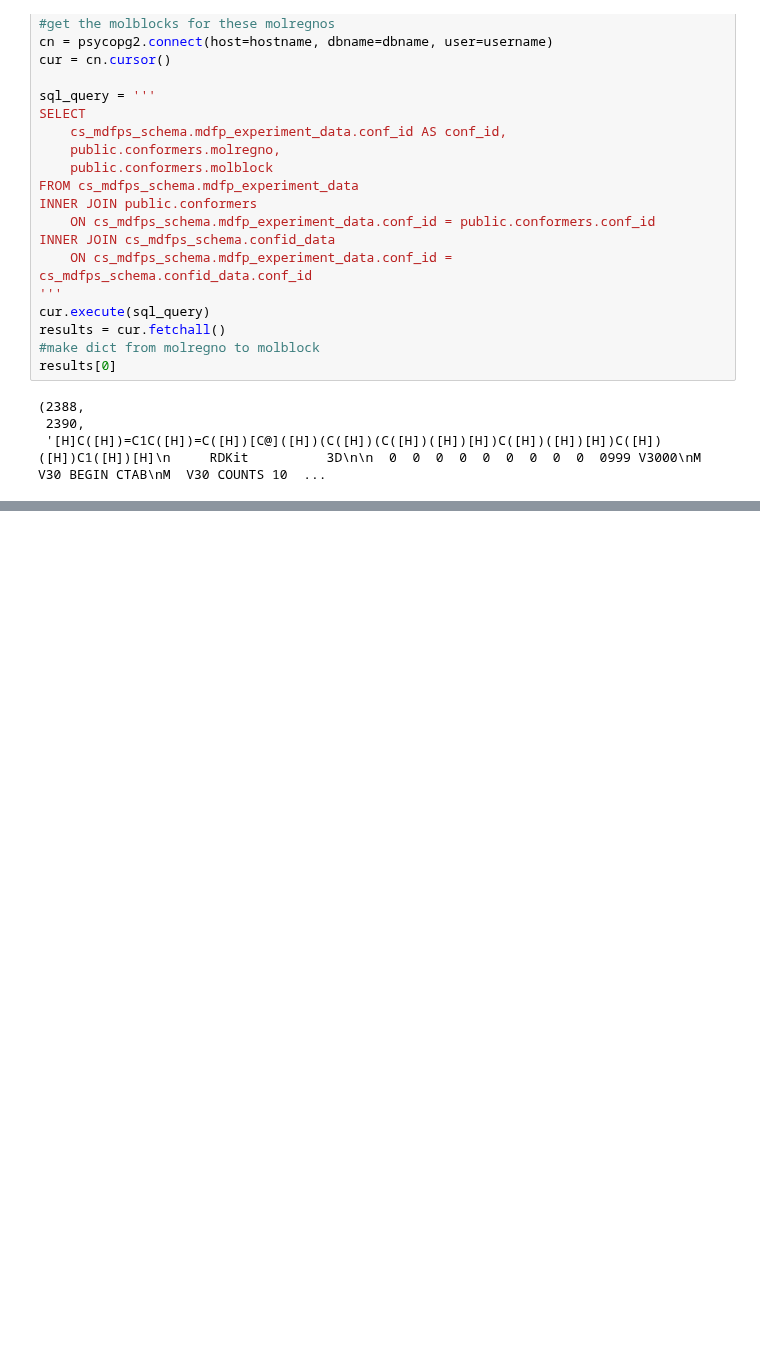
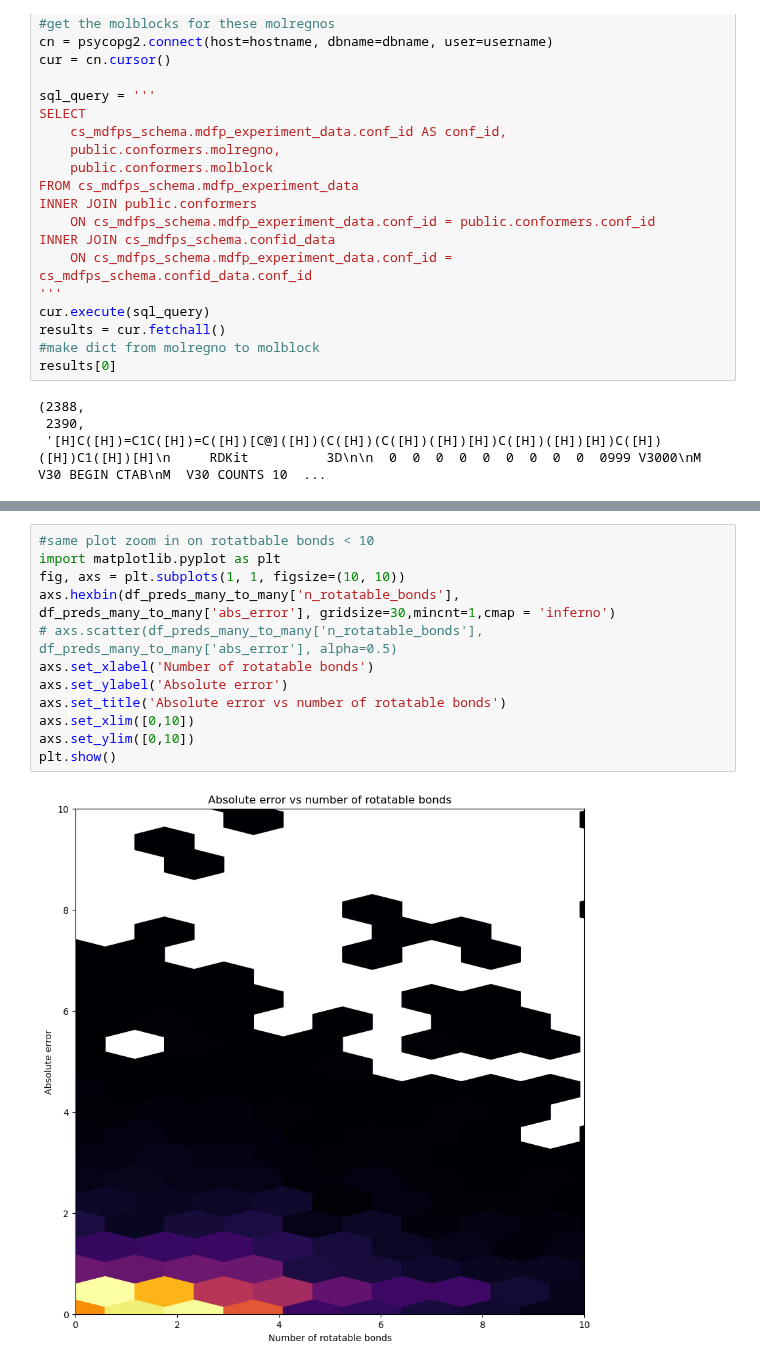
Before and after one commit to Cschiebroek/mdfptools, a Jupyter notebook: carl/Experiments_error_analysis/002_errors_from_flexibility.ipynb, the cells around one changed output, grey strips where cells are left out. Drawn from its saved outputs; the diff is of its cells as text; blank space fills up the shorter version.

```diff
--- a/carl/Experiments_error_analysis/002_errors_from_flexibility.ipynb
+++ b/carl/Experiments_error_analysis/002_errors_from_flexibility.ipynb
@@ -98,3 +124,17 @@ plt.show()
+# %%
+#same plot zoom in on rotatbable bonds < 10
+import matplotlib.pyplot as plt
+fig, axs = plt.subplots(1, 1, figsize=(10, 10))
+axs.hexbin(df_preds_many_to_many['n_rotatable_bonds'], df_preds_many_to_many['abs_error'], gridsize=30,mincnt=1,cmap = 'inferno')
+# axs.scatter(df_preds_many_to_many['n_rotatable_bonds'], df_preds_many_to_many['abs_error'], alpha=0.5)
+axs.set_xlabel('Number of rotatable bonds')
+axs.set_ylabel('Absolute error')
+axs.set_title('Absolute error vs number of rotatable bonds')
+axs.set_xlim([0,10])
+axs.set_ylim([0,10])
+plt.show()
+# %% [output]
+[figure, added]
 # %%
 #maybe error on logscale?
 import matplotlib.pyplot as plt
```
Also changed, not shown: parts of 6 cells of this notebook, 15 other files.
